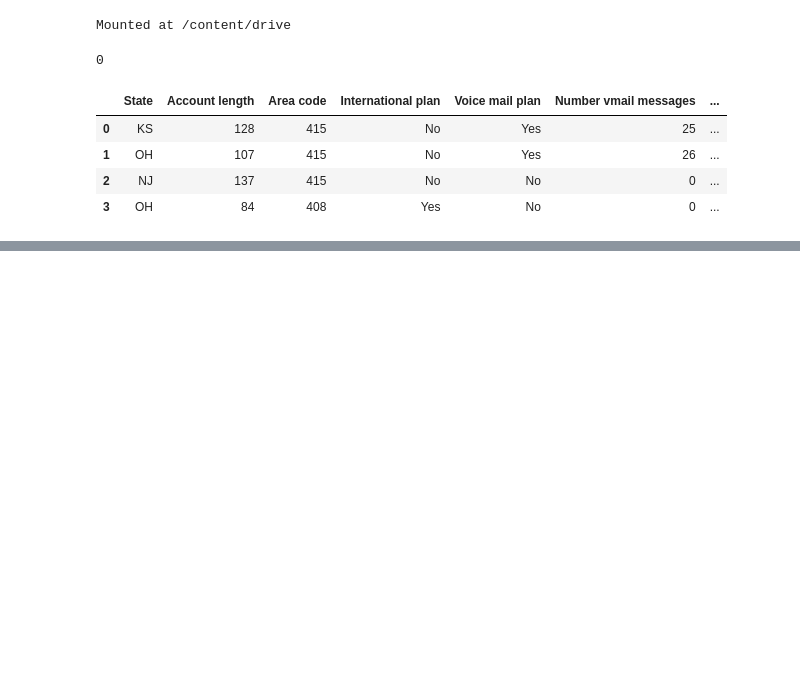
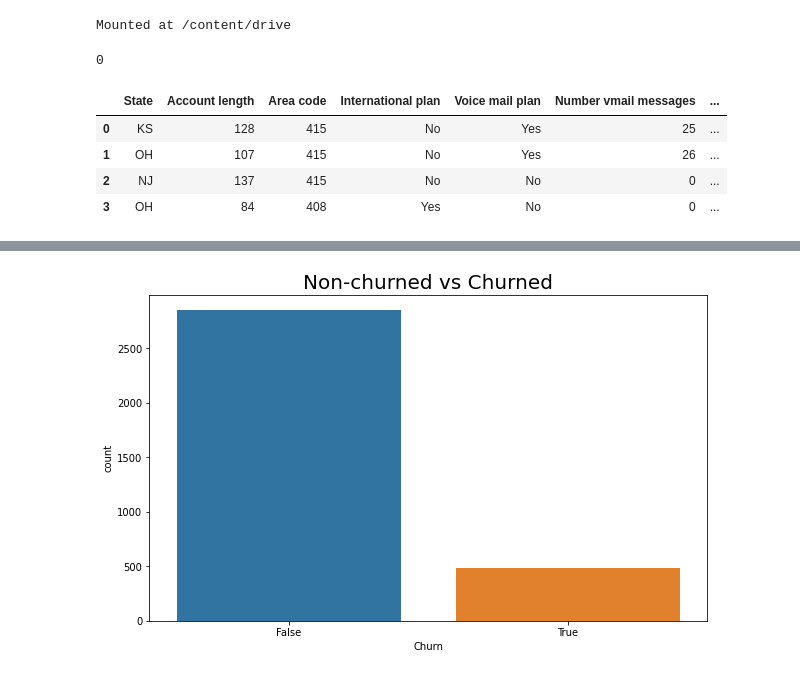
Before and after one commit to Gulzar-khan/Telecom-Churn, a Jupyter notebook: Telecom_Churn.ipynb, the cells around one changed output, grey strips where cells are left out. Drawn from its saved outputs; the diff is of its cells as text; code cells hidden in the pictures; blank space fills up the shorter version.

```diff
--- a/Telecom_Churn.ipynb
+++ b/Telecom_Churn.ipynb
@@ -135,0 +73,7 @@ df.boxplot(column='Total day charge', by='Churn')
+# %%
+plt.figure(figsize = (10,6))
+sns.countplot(data = df, x = 'Churn')
+plt.title('Non-churned vs Churned', size=20)
+plt.show()
+# %% [output]
+[figure, added]
```
Also changed, not shown: parts of 51 cells of this notebook.
